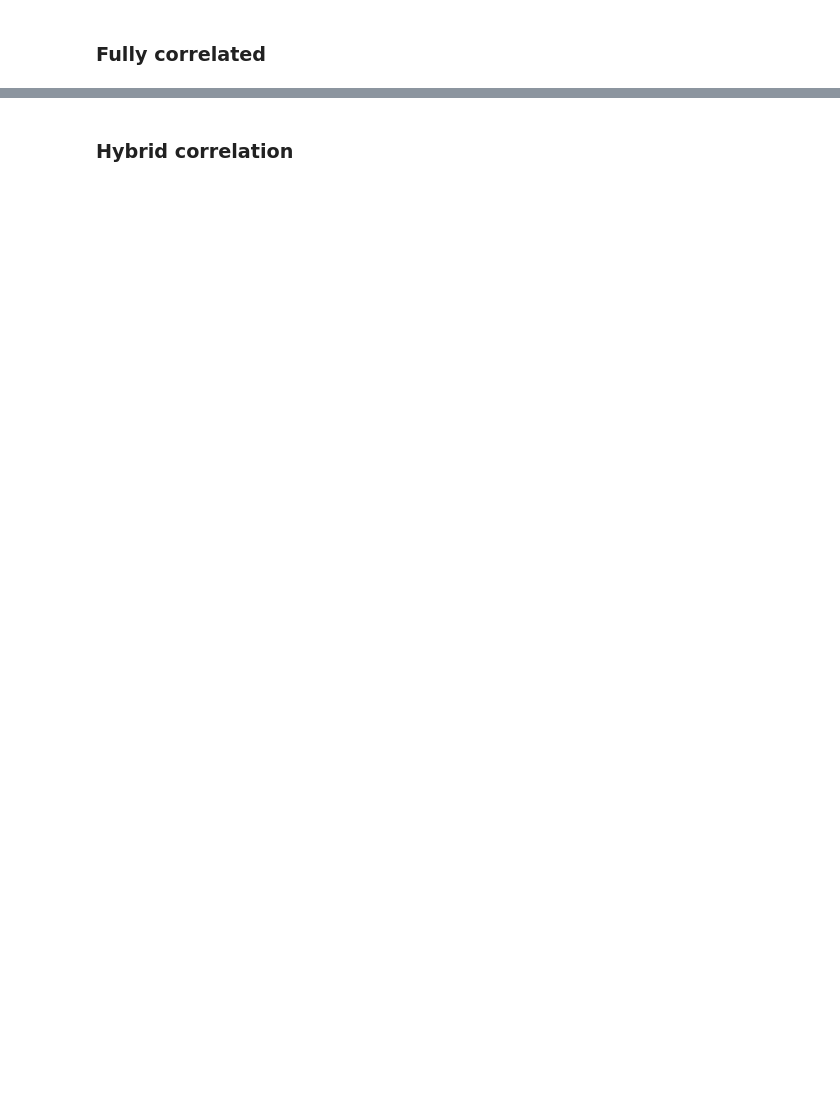
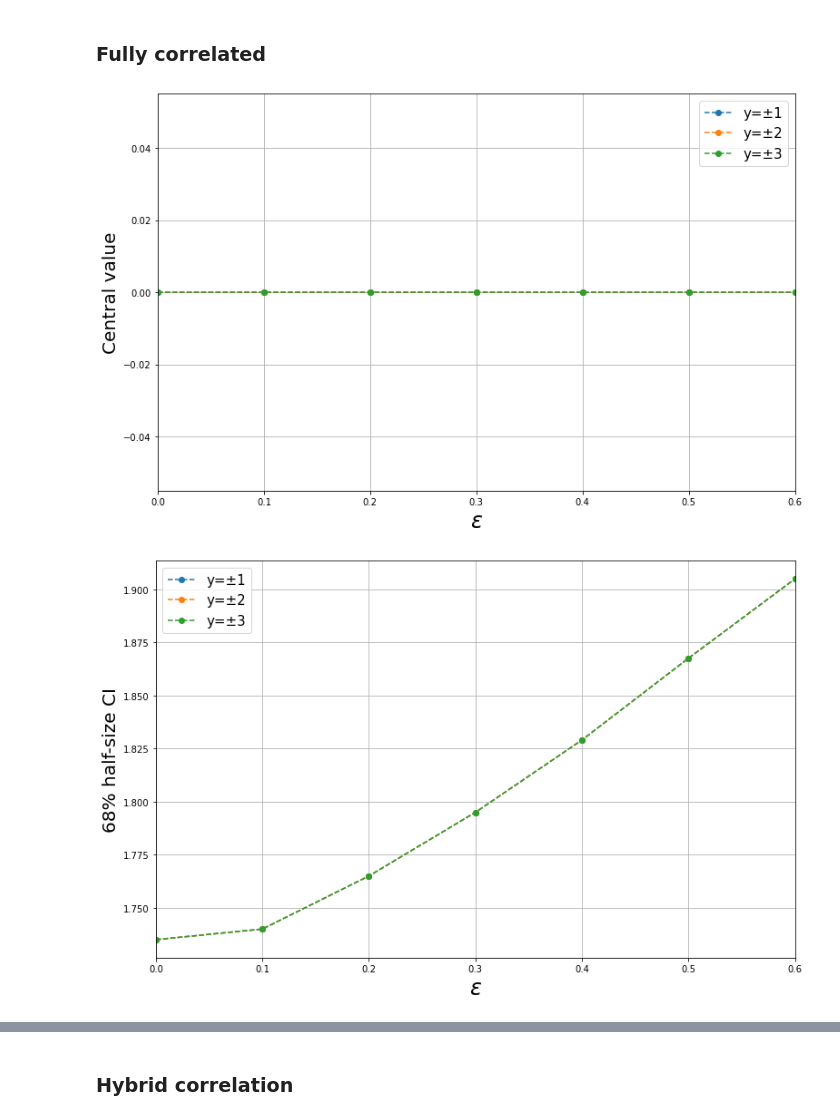
Before and after one commit to EnzoCanonero/GVM-Combinations, a Jupyter notebook: tutorials/toy/correlations_tutorial.ipynb, the cells around one changed output, grey strips where cells are left out. Saved outputs shown, nothing was run; the diff lists cells and outputs as text; code cells hidden in the pictures; blank space fills up the shorter version.

```diff
--- a/tutorials/toy/correlations_tutorial.ipynb
+++ b/tutorials/toy/correlations_tutorial.ipynb
@@ -197,10 +230,6 @@ plt.show()
 # %% [markdown]
 ### Fully correlated
 # %%
-import numpy as np
-import matplotlib.pyplot as plt
-from copy import deepcopy
-
 eps_grid = np.linspace(0., 0.6, 7)
 y_vals = [1, 2, 3]
 comb = GVMCombination('correlations/full_corr.yaml')
@@ -211,8 +240,8 @@ gof = {y: [] for y in y_vals}
 for y in y_vals:
     for eps in eps_grid:
         info = deepcopy(base_info)
-        info['data']['measurements'][0]['central'] = float(y)
-        info['data']['measurements'][1]['central'] = -float(y)
+        info['data']['measurements']['m1']['central'] = float(y)
+        info['data']['measurements']['m2']['central'] = -float(y)
         info['syst']['sys1']['epsilon'] = float(eps)
         comb.update_data(info)
         cv[y].append(comb.fit_results['mu'])
@@ -221,33 +250,39 @@ for y in y_vals:
 
 plt.figure(figsize=(11,7))
 for y in y_vals:
     plt.plot(eps_grid, cv[y], '--o', label=f'y=±{y}')
 plt.xlabel(r'$\epsilon$', fontsize=24)
 plt.ylabel('Central value', fontsize=20)
+plt.xlim((0.0, 0.6))
 plt.grid(True)
 plt.legend(fontsize=15)
 plt.tight_layout()
-plt.savefig('full_cv.pdf')
+plt.savefig('full_cv.png')
 plt.show()
 
 plt.figure(figsize=(11,7))
 for y in y_vals:
     plt.plot(eps_grid, ci[y], '--o', label=f'y=±{y}')
 plt.xlabel(r'$\epsilon$', fontsize=24)
 plt.ylabel('68% half-size CI', fontsize=20)
+plt.xlim((0.0, 0.6))
 plt.grid(True)
 plt.legend(fontsize=15)
 plt.tight_layout()
-plt.savefig('full_ci.pdf')
+plt.savefig('full_ci.png')
 plt.show()
 
 plt.figure(figsize=(11,7))
 for y in y_vals:
     plt.plot(eps_grid, gof[y], '--o', label=f'y=±{y}')
 plt.xlabel(r'$\epsilon$', fontsize=24)
 plt.ylabel(r'$\chi^2$', fontsize=20)
+plt.xlim((0.0, 0.6))
 plt.grid(True)
 plt.legend(fontsize=15)
 plt.tight_layout()
-plt.savefig('full_gof.pdf')
+plt.savefig('full_gof.png')
 plt.show()
+# %% [output]
+[figure, added]
+[figure, added]
```
Also changed, not shown: parts of 12 cells of this notebook, 2 other files.
